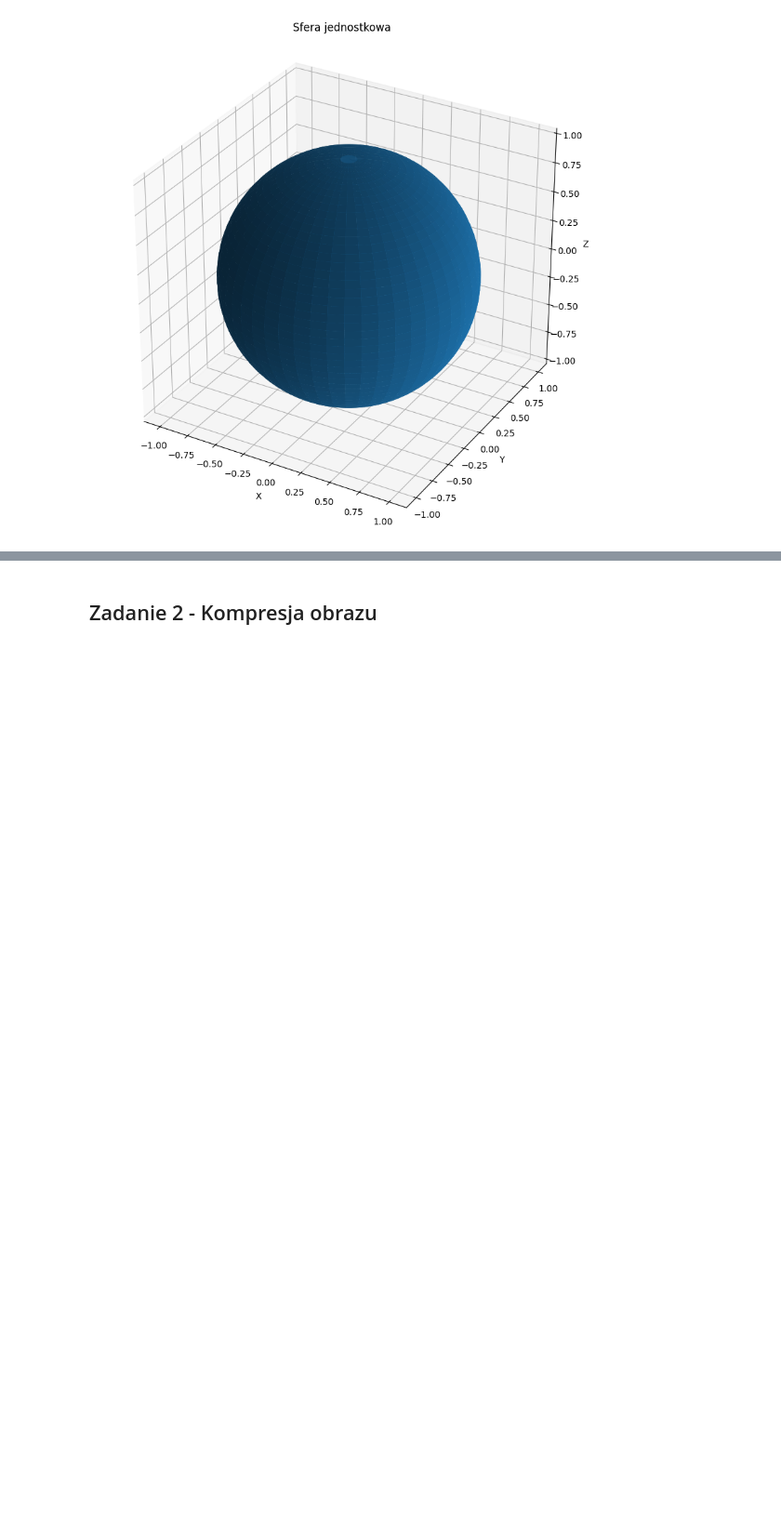
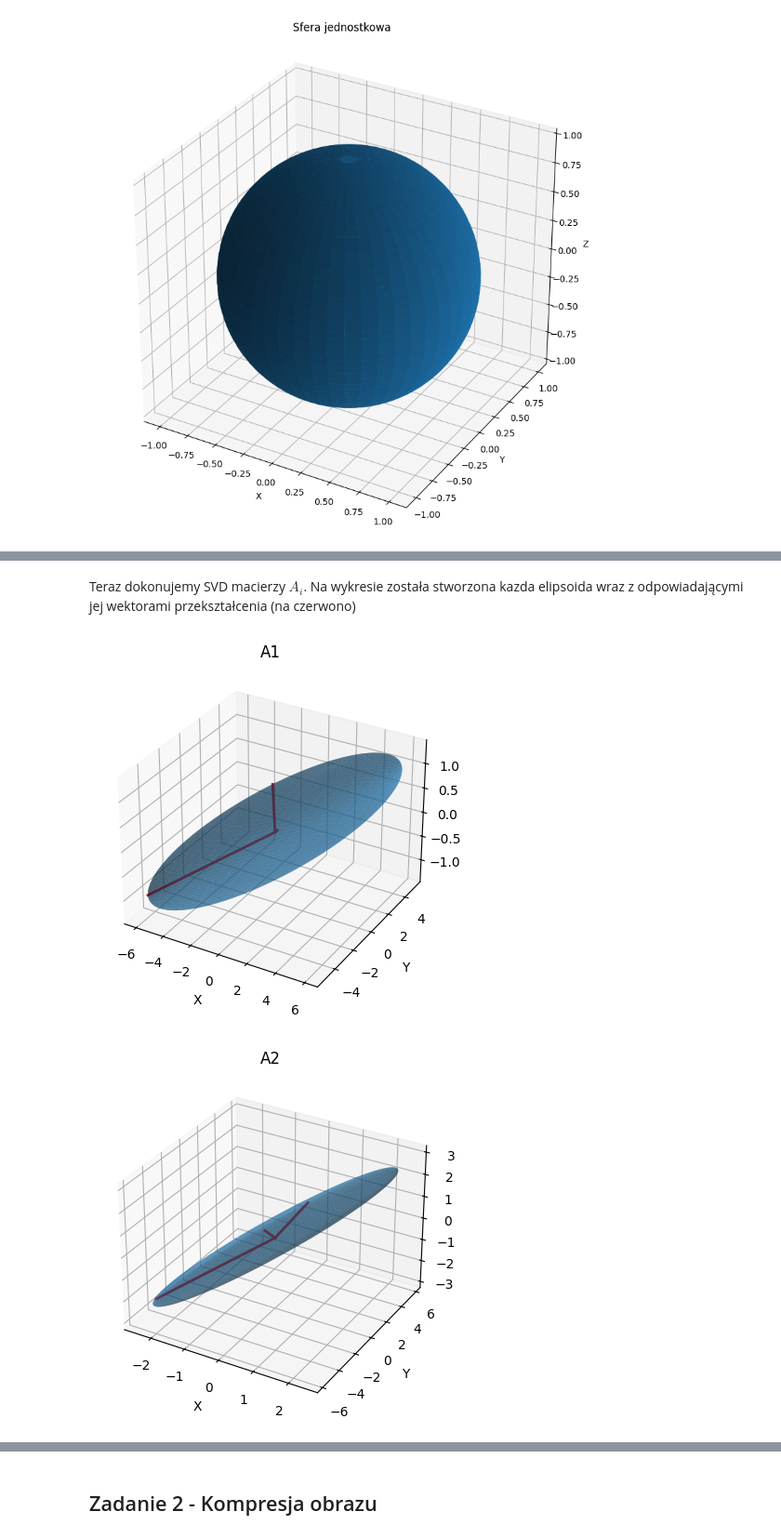
Before and after one commit to eszlamczyk/MOwNiT-Czech-lab-2024, a Jupyter notebook: lab05 - Singular Value Decomposition/lab5.ipynb, the cells around one changed output, grey strips where cells are left out. Shown at 93% size. Drawn from its saved outputs; the diff is of its cells as text; code cells hidden in the pictures; blank space fills up the shorter version.

```diff
--- a/lab05 - Singular Value Decomposition/lab5.ipynb
+++ b/lab05 - Singular Value Decomposition/lab5.ipynb
@@ -61,0 +93,48 @@ plt.show()
+# %% [markdown]
+Teraz dokonujemy SVD macierzy $A_i$. Na wykresie została stworzona kazda elipsoida wraz z odpowiadającymi jej wektorami przekształcenia (na czerwono)
+# %%
+import numpy as np
+import matplotlib.pyplot as plt
+from mpl_toolkits.mplot3d import Axes3D
+
+def plot_ellipsoid_with_svd(A, name):
+    U, Sigma, Vt = np.linalg.svd(A)
+
+    u = np.linspace(0, 2 * np.pi, 100)
+    v = np.linspace(0, np.pi, 50)
+
+    x = np.outer(np.cos(u), np.sin(v))
+    y = np.outer(np.sin(u), np.sin(v))
+    z = np.outer(np.ones_like(u), np.cos(v))
+
+    ellipsoid_x, ellipsoid_y, ellipsoid_z = A @ np.array([x.flatten(), y.flatten(), z.flatten()])
+    ellipsoid_x = ellipsoid_x.reshape(x.shape)
+    ellipsoid_y = ellipsoid_y.reshape(y.shape)
+    ellipsoid_z = ellipsoid_z.reshape(z.shape)
+
+    fig = plt.figure()
+    ax = fig.add_subplot(111, projection='3d')
+    ax.plot_surface(ellipsoid_x, ellipsoid_y, ellipsoid_z,alpha=0.5, zorder=1)
+
+    origin = np.zeros(3)
+    for i in range(3):
+        semi_axis = Sigma[i] * U[:, i]
+        ax.plot([origin[0], semi_axis[0]],
+                [origin[1], semi_axis[1]],
+                [origin[2], semi_axis[2]], 'r-', linewidth=2, zorder=2)
+
+    ax.set_title(name)
+    ax.set_xlabel("X")
+    ax.set_ylabel("Y")
+    ax.set_zlabel("Z")
+    plt.show()
+
+
+plot_ellipsoid_with_svd(A1, "A1")
+
+plot_ellipsoid_with_svd(A2, "A2")
+
+plot_ellipsoid_with_svd(A3, "A3")
+# %% [output]
+[figure, added]
+[figure, added]
```
Also changed, not shown: parts of 10 cells of this notebook.
